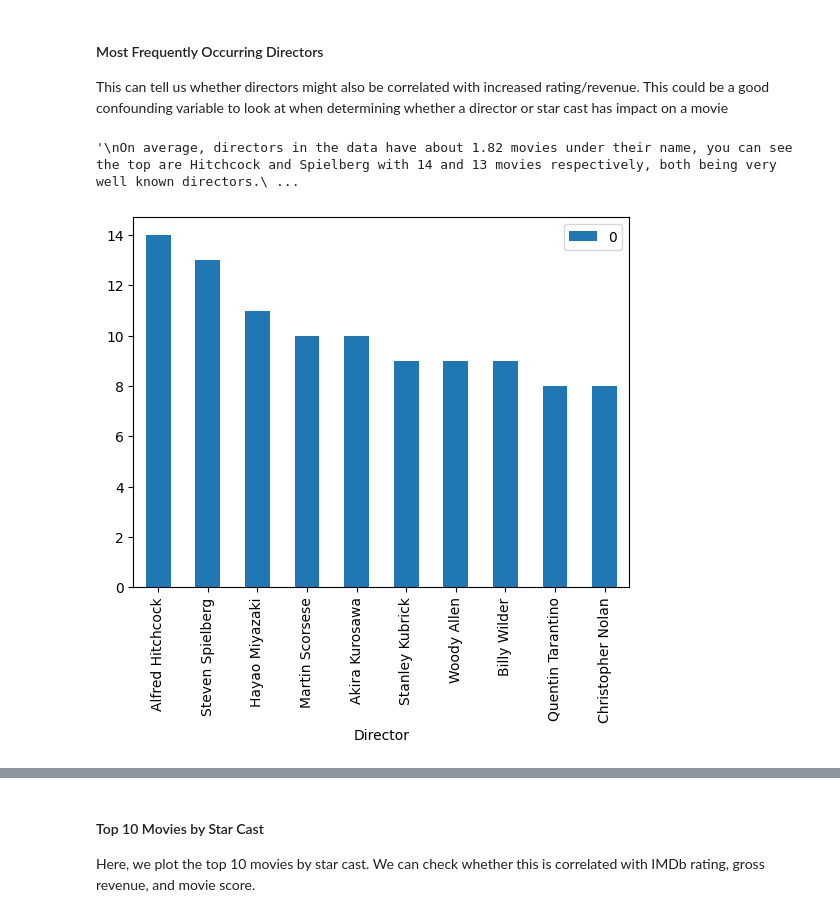
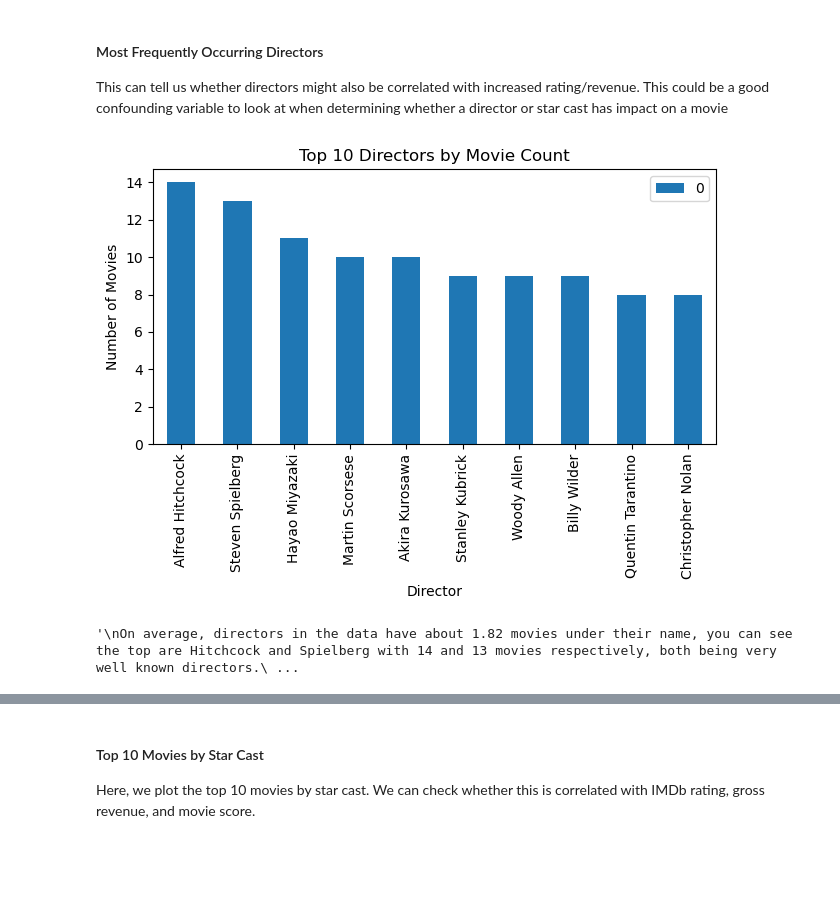
Before and after one commit to COGS108/Group138_WI26, a Jupyter notebook: 02-EDACheckpoint.ipynb, the cells around one changed output, grey strips where cells are left out. Saved outputs shown, nothing was run; the diff lists cells and outputs as text; code cells hidden in the pictures; blank space fills up the shorter version.

```diff
--- a/02-EDACheckpoint.ipynb
+++ b/02-EDACheckpoint.ipynb
@@ -473,16 +479,22 @@ enhanced_box_office_data = pd.read_csv('data/00-raw/imdb_top_1000.csv')
 # %%
 directors = enhanced_box_office_data.groupby('Director').size().sort_values(ascending=False)
 
 # grouping by director to see the total count of of movies each director has in the dataset
 
 directors.to_frame().head(10).plot(kind='bar')
+plt.title('Top 10 Directors by Movie Count')
+plt.xlabel('Director')
+plt.ylabel('Number of Movies')
+plt.tight_layout()
+plt.savefig('results/top_10_directors.png')
+plt.show()
 
 '''
 On average, directors in the data have about 1.82 movies under their name, you can see the top are Hitchcock and Spielberg with 14 and 13 movies respectively, both being very well known directors.
 '''
 # %% [output]
+[figure, new version]
 '\nOn average, directors in the data have about 1.82 movies under their name, you can see the top are Hitchcock and Spielberg with 14 and 13 movies respectively, both being very well known directors.\ ...
-[figure, old version]
 # %%
 director_count_df = enhanced_box_office_data.merge(directors.to_frame(), on='Director', how='left')
 director_count_df.rename(columns={0: 'Director_Movie_Count'}, inplace=True)
```
Also changed, not shown: parts of 10 cells of this notebook, 6 other files.
